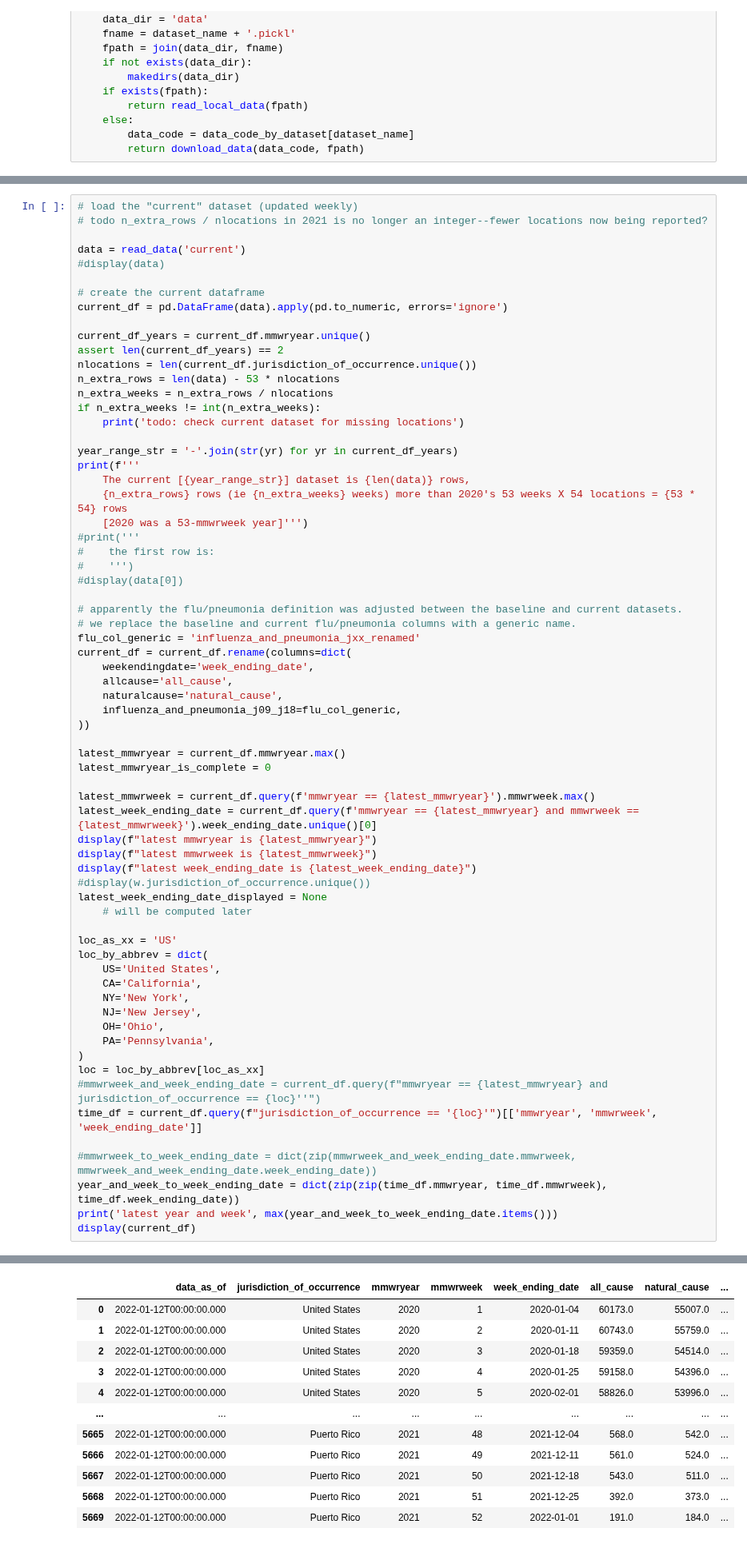
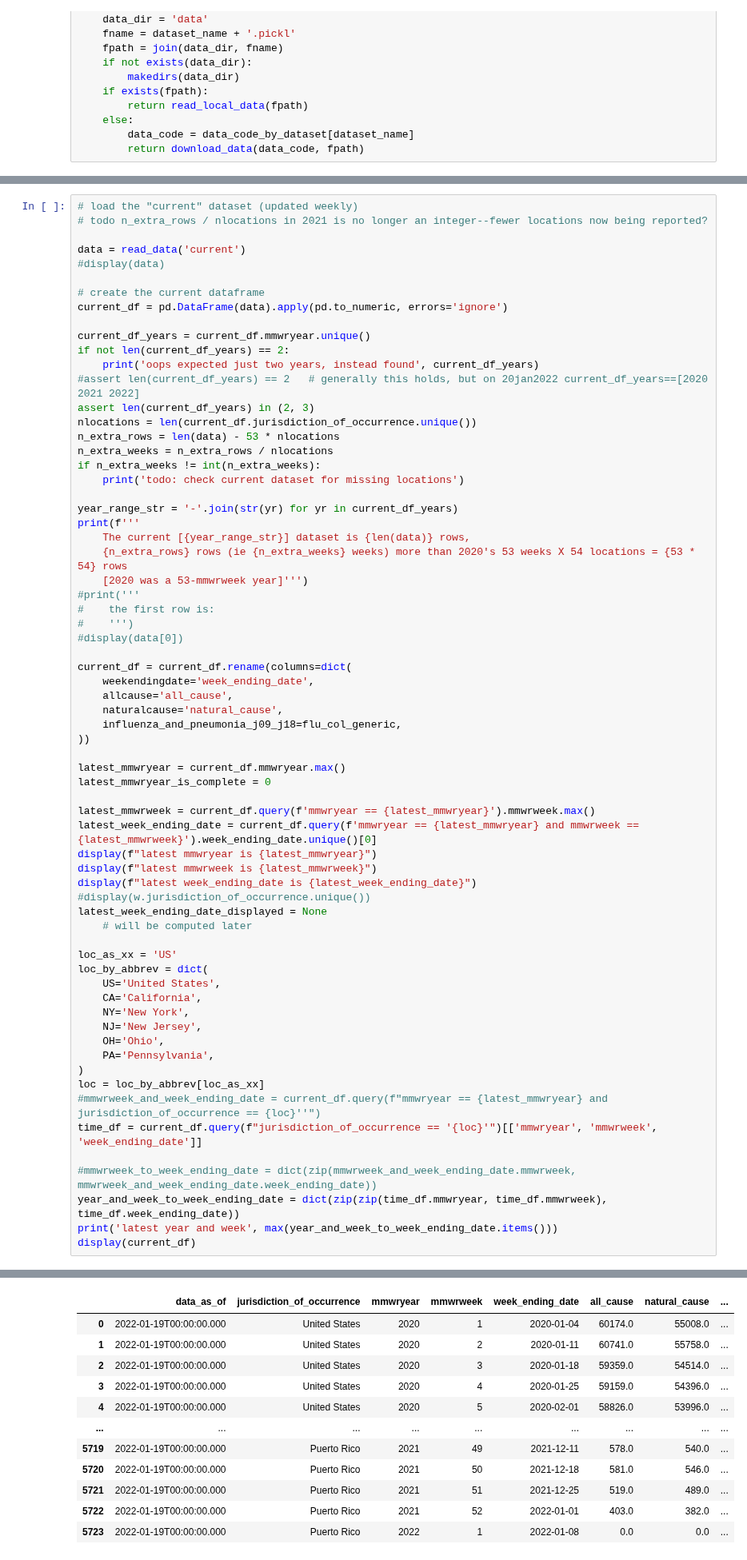
Before and after one commit to jsaponara/exploring_death_data, a Jupyter notebook: deaths-us-natural_cause.ipynb, the cells around one changed output, grey strips where cells are left out. Shown at 80% size. Cells and saved outputs as stored; diff of their text form.

```diff
--- a/deaths-us-natural_cause.ipynb
+++ b/deaths-us-natural_cause.ipynb
@@ -124,7 +128,10 @@ data = read_data('current')
 current_df = pd.DataFrame(data).apply(pd.to_numeric, errors='ignore')
 
 current_df_years = current_df.mmwryear.unique()
-assert len(current_df_years) == 2
+if not len(current_df_years) == 2:
+    print('oops expected just two years, instead found', current_df_years)
+#assert len(current_df_years) == 2   # generally this holds, but on 20jan2022 current_df_years==[2020 2021 2022]
+assert len(current_df_years) in (2, 3)
 nlocations = len(current_df.jurisdiction_of_occurrence.unique())
 n_extra_rows = len(data) - 53 * nlocations
 n_extra_weeks = n_extra_rows / nlocations
@@ -141,9 +148,6 @@ print(f'''
 #    ''')
 #display(data[0])
 
-# apparently the flu/pneumonia definition was adjusted between the baseline and current datasets.
-# we replace the baseline and current flu/pneumonia columns with a generic name.
-flu_col_generic = 'influenza_and_pneumonia_jxx_renamed'
 current_df = current_df.rename(columns=dict(
     weekendingdate='week_ending_date',
     allcause='all_cause',
@@ -191,12 +197,12 @@ latest year and week ((2021, 52), '2022-01-01')
 |  | data_as_of | jurisdiction_of_occurrence | mmwryear | mmwrweek | week_ending_date | all_cause | natural_cause | ... |
-| 0 | 2022-01-12T00:00:00.000 | United States | 2020 | 1 | 2020-01-04 | 60173.0 | 55007.0 | ... |
-| 1 | 2022-01-12T00:00:00.000 | United States | 2020 | 2 | 2020-01-11 | 60743.0 | 55759.0 | ... |
-| 2 | 2022-01-12T00:00:00.000 | United States | 2020 | 3 | 2020-01-18 | 59359.0 | 54514.0 | ... |
-| 3 | 2022-01-12T00:00:00.000 | United States | 2020 | 4 | 2020-01-25 | 59158.0 | 54396.0 | ... |
-| 4 | 2022-01-12T00:00:00.000 | United States | 2020 | 5 | 2020-02-01 | 58826.0 | 53996.0 | ... |
+| 0 | 2022-01-19T00:00:00.000 | United States | 2020 | 1 | 2020-01-04 | 60174.0 | 55008.0 | ... |
+| 1 | 2022-01-19T00:00:00.000 | United States | 2020 | 2 | 2020-01-11 | 60741.0 | 55758.0 | ... |
+| 2 | 2022-01-19T00:00:00.000 | United States | 2020 | 3 | 2020-01-18 | 59359.0 | 54514.0 | ... |
+| 3 | 2022-01-19T00:00:00.000 | United States | 2020 | 4 | 2020-01-25 | 59159.0 | 54396.0 | ... |
+| 4 | 2022-01-19T00:00:00.000 | United States | 2020 | 5 | 2020-02-01 | 58826.0 | 53996.0 | ... |
 | ... | ... | ... | ... | ... | ... | ... | ... | ... |
-| 5665 | 2022-01-12T00:00:00.000 | Puerto Rico | 2021 | 48 | 2021-12-04 | 568.0 | 542.0 | ... |
-| 5666 | 2022-01-12T00:00:00.000 | Puerto Rico | 2021 | 49 | 2021-12-11 | 561.0 | 524.0 | ... |
-| 5667 | 2022-01-12T00:00:00.000 | Puerto Rico | 2021 | 50 | 2021-12-18 | 543.0 | 511.0 | ... |
-| 5668 | 2022-01-12T00:00:00.000 | Puerto Rico | 2021 | 51 | 2021-12-25 | 392.0 | 373.0 | ... |
-| 5669 | 2022-01-12T00:00:00.000 | Puerto Rico | 2021 | 52 | 2022-01-01 | 191.0 | 184.0 | ... |
+| 5719 | 2022-01-19T00:00:00.000 | Puerto Rico | 2021 | 49 | 2021-12-11 | 578.0 | 540.0 | ... |
+| 5720 | 2022-01-19T00:00:00.000 | Puerto Rico | 2021 | 50 | 2021-12-18 | 581.0 | 546.0 | ... |
+| 5721 | 2022-01-19T00:00:00.000 | Puerto Rico | 2021 | 51 | 2021-12-25 | 519.0 | 489.0 | ... |
+| 5722 | 2022-01-19T00:00:00.000 | Puerto Rico | 2021 | 52 | 2022-01-01 | 403.0 | 382.0 | ... |
+| 5723 | 2022-01-19T00:00:00.000 | Puerto Rico | 2022 | 1 | 2022-01-08 | 0.0 | 0.0 | ... |
```
Also changed, not shown: parts of 8 cells of this notebook, 1 other file.
